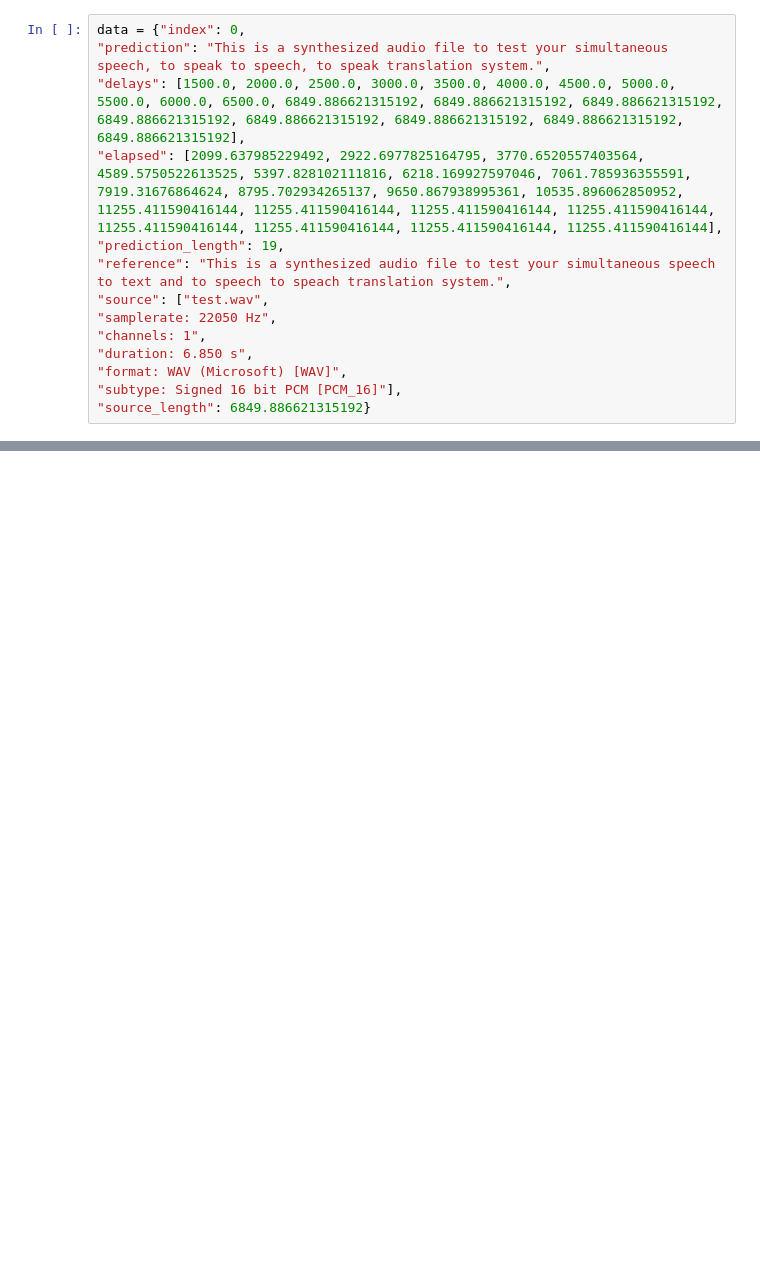
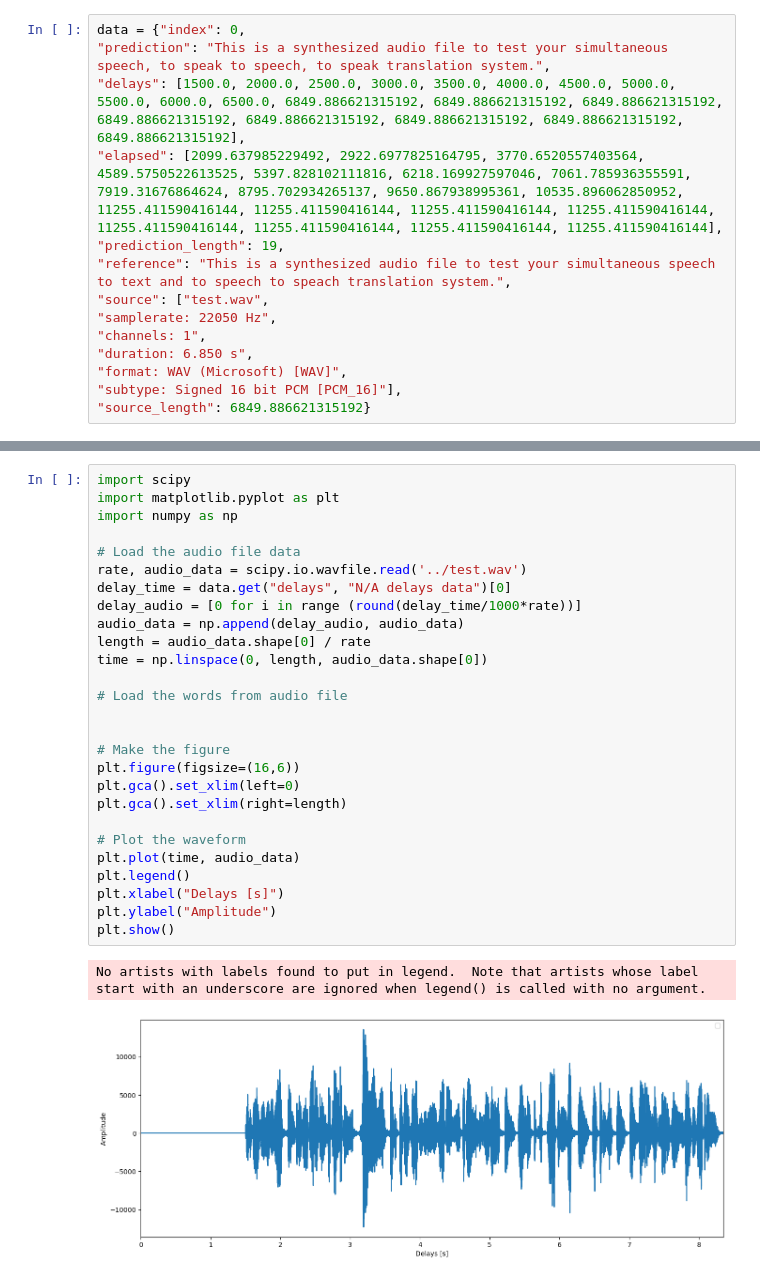
Before and after one commit to facebookresearch/SimulEval, a Jupyter notebook: examples/speech_to_text/output/visual.ipynb, the cells around one changed output, grey strips where cells are left out. Saved outputs shown, nothing was run; the diff lists cells and outputs as text; blank space fills up the shorter version.

Commit message:
add a buffer in front of audio file to show delay

```diff
--- a/examples/speech_to_text/output/visual.ipynb
+++ b/examples/speech_to_text/output/visual.ipynb
@@ -119,0 +120,30 @@ plt.show()
+# %%
+import scipy
+import matplotlib.pyplot as plt
+import numpy as np
+
+# Load the audio file data
+rate, audio_data = scipy.io.wavfile.read('../test.wav')
+delay_time = data.get("delays", "N/A delays data")[0]
+delay_audio = [0 for i in range (round(delay_time/1000*rate))]
+audio_data = np.append(delay_audio, audio_data)
+length = audio_data.shape[0] / rate
+time = np.linspace(0, length, audio_data.shape[0])
+
+# Load the words from audio file
+
+
+# Make the figure
+plt.figure(figsize=(16,6))
+plt.gca().set_xlim(left=0)
+plt.gca().set_xlim(right=length)
+
+# Plot the waveform
+plt.plot(time, audio_data)
+plt.legend()
+plt.xlabel("Delays [s]")
+plt.ylabel("Amplitude")
+plt.show()
+# %% [output]
+No artists with labels found to put in legend.  Note that artists whose label start with an underscore are ignored when legend() is called with no argument.
+[figure, added]
```
Also changed, not shown: parts of 1 cell of this notebook, 3 other files.
